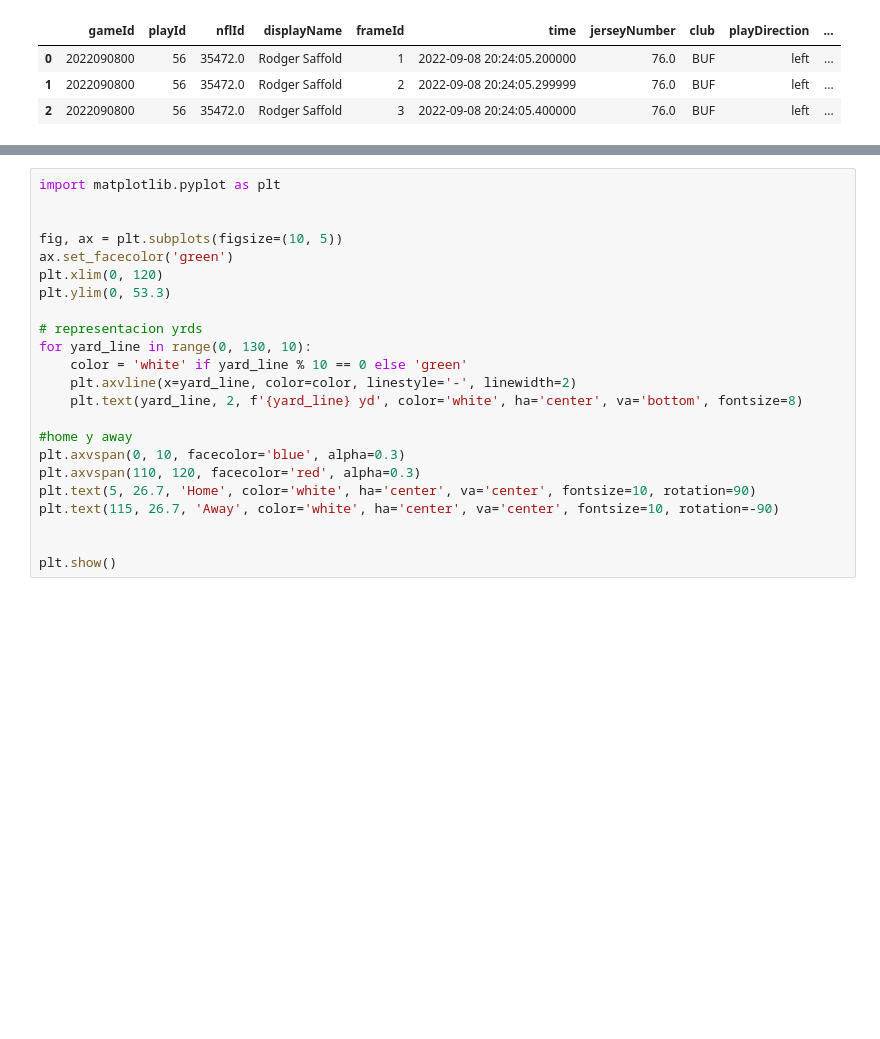
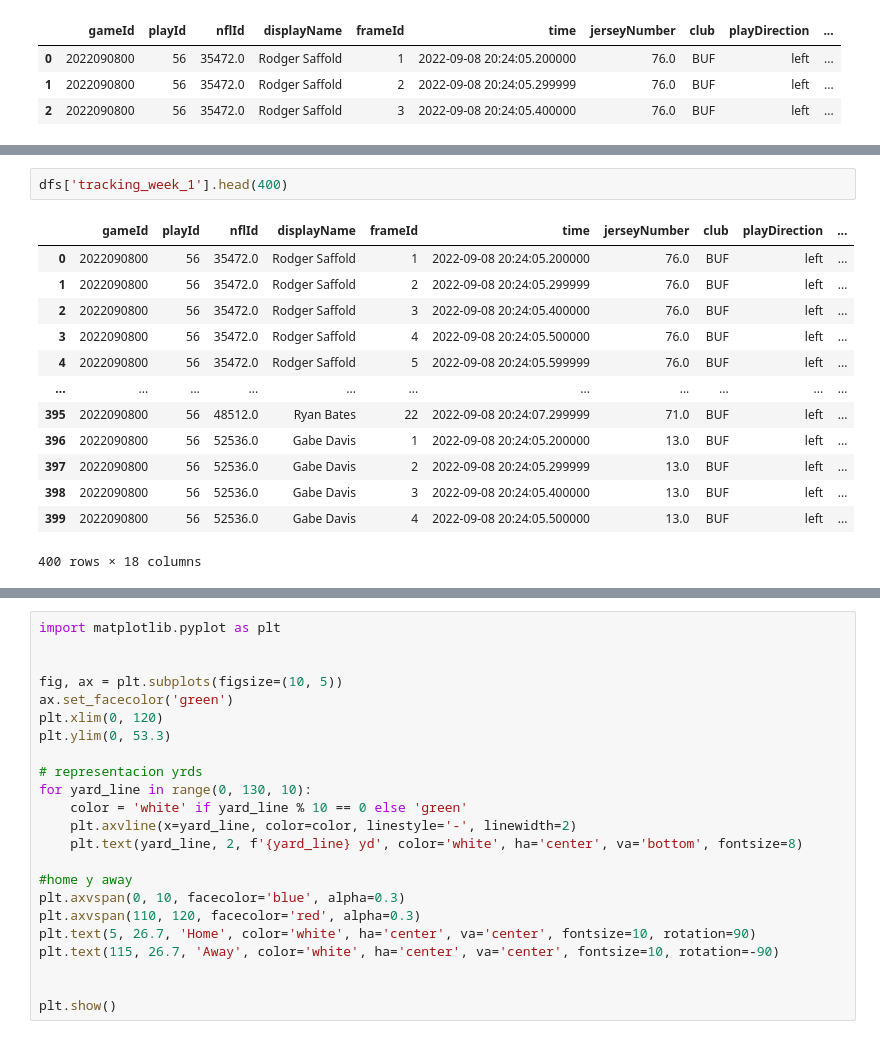
Before and after one commit to Alf-caput/NFL2022_TacklePredictNN, a Jupyter notebook: PracticaFinal_TacklingNFL.ipynb, the cells around one changed output, grey strips where cells are left out. Cells and saved outputs as stored; diff of their text form; blank space fills up the shorter version.

```diff
--- a/PracticaFinal_TacklingNFL.ipynb
+++ b/PracticaFinal_TacklingNFL.ipynb
@@ -53,2 +80,18 @@ dfs['tracking_week_1'].head(3)
+# %%
+dfs['tracking_week_1'].head(400)
+# %% [output]
+|  | gameId | playId | nflId | displayName | frameId | time | jerseyNumber | club | playDirection | ... |
+| 0 | 2022090800 | 56 | 35472.0 | Rodger Saffold | 1 | 2022-09-08 20:24:05.200000 | 76.0 | BUF | left | ... |
+| 1 | 2022090800 | 56 | 35472.0 | Rodger Saffold | 2 | 2022-09-08 20:24:05.299999 | 76.0 | BUF | left | ... |
+| 2 | 2022090800 | 56 | 35472.0 | Rodger Saffold | 3 | 2022-09-08 20:24:05.400000 | 76.0 | BUF | left | ... |
+| 3 | 2022090800 | 56 | 35472.0 | Rodger Saffold | 4 | 2022-09-08 20:24:05.500000 | 76.0 | BUF | left | ... |
+| 4 | 2022090800 | 56 | 35472.0 | Rodger Saffold | 5 | 2022-09-08 20:24:05.599999 | 76.0 | BUF | left | ... |
+| ... | ... | ... | ... | ... | ... | ... | ... | ... | ... | ... |
+| 395 | 2022090800 | 56 | 48512.0 | Ryan Bates | 22 | 2022-09-08 20:24:07.299999 | 71.0 | BUF | left | ... |
+| 396 | 2022090800 | 56 | 52536.0 | Gabe Davis | 1 | 2022-09-08 20:24:05.200000 | 13.0 | BUF | left | ... |
+| 397 | 2022090800 | 56 | 52536.0 | Gabe Davis | 2 | 2022-09-08 20:24:05.299999 | 13.0 | BUF | left | ... |
+| 398 | 2022090800 | 56 | 52536.0 | Gabe Davis | 3 | 2022-09-08 20:24:05.400000 | 13.0 | BUF | left | ... |
+| 399 | 2022090800 | 56 | 52536.0 | Gabe Davis | 4 | 2022-09-08 20:24:05.500000 | 13.0 | BUF | left | ... |
+400 rows × 18 columns
 # %%
 game_ids = dfs['tracking_week_1']['gameId'].unique()
```
Also changed, not shown: parts of 11 cells of this notebook.
